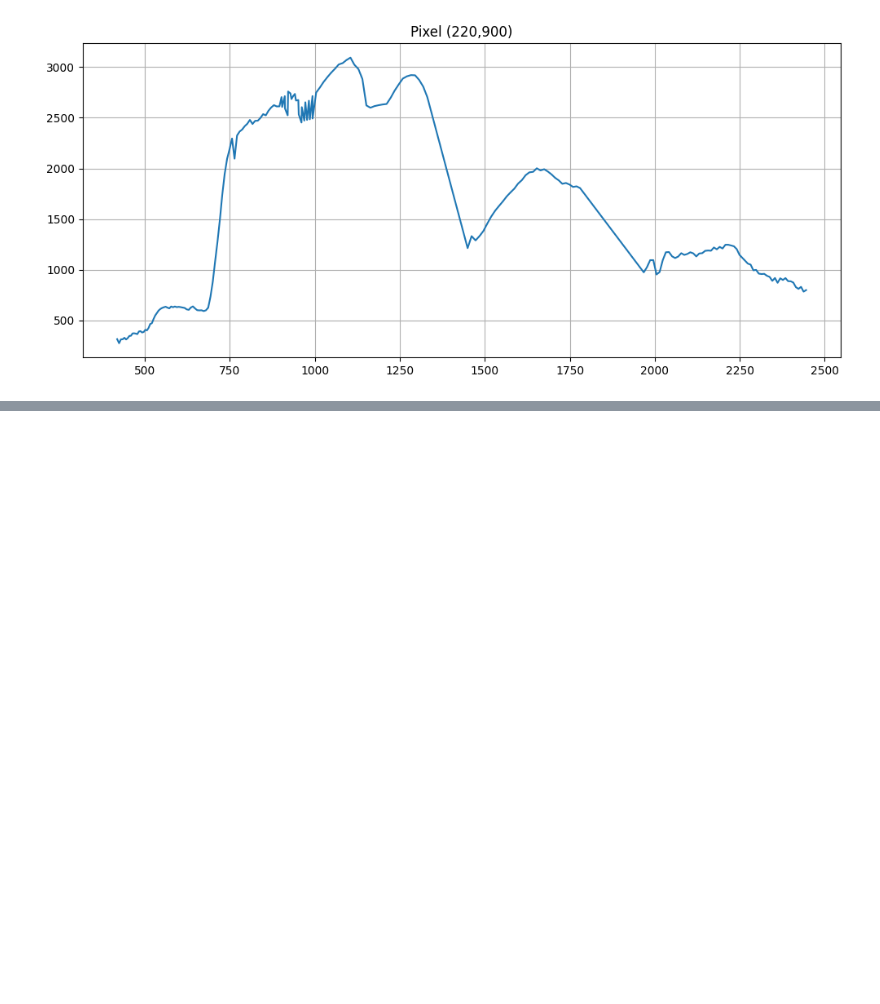
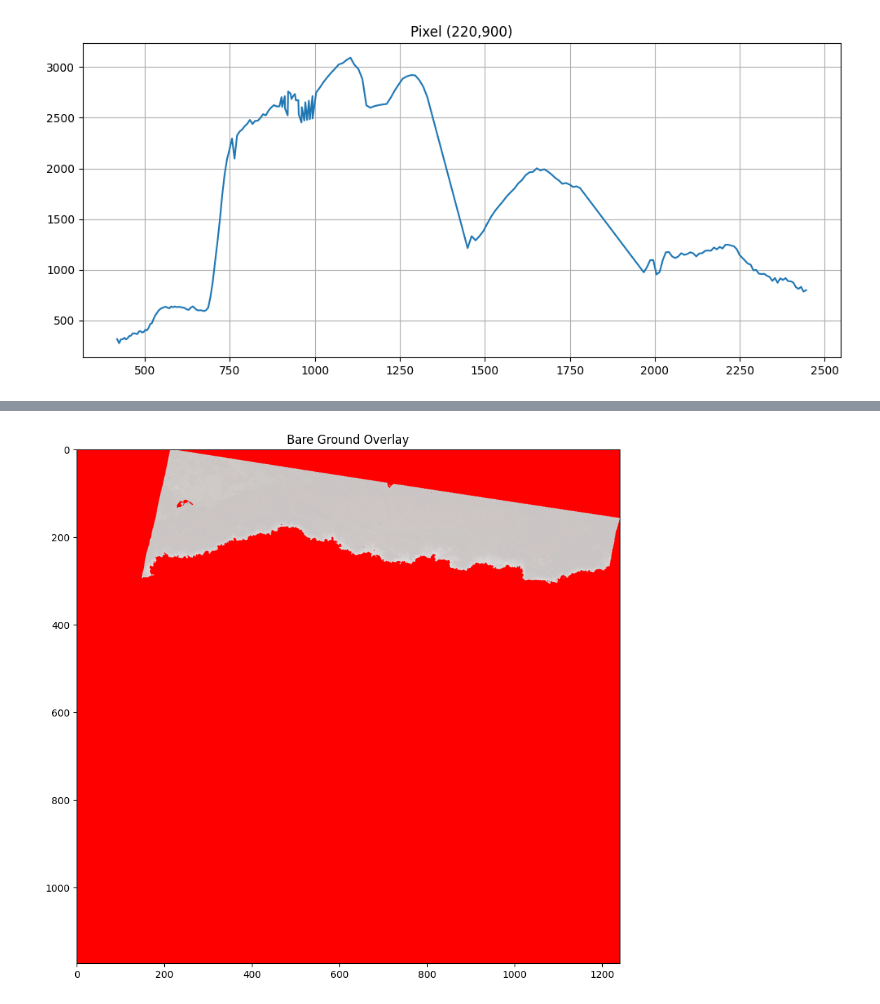
Before and after one commit to ECOMINE-IN/Geomind, a Jupyter notebook: notebooks/04_hyperspectral.ipynb, the cells around one changed output, grey strips where cells are left out. Cells and saved outputs as stored; diff of their text form; code cells hidden in the pictures; blank space fills up the shorter version.

```diff
--- a/notebooks/04_hyperspectral.ipynb
+++ b/notebooks/04_hyperspectral.ipynb
@@ -380,0 +405,11 @@ plt.show()
+# %%
+rgb_copy = rgb.copy()
+
+rgb_copy[bare_ground] = [1,0,0]
+
+plt.figure(figsize=(10,10))
+plt.imshow(rgb_copy)
+plt.title("Bare Ground Overlay")
+plt.show()
+# %% [output]
+[figure, added]
```
Also changed, not shown: parts of 5 cells of this notebook.
